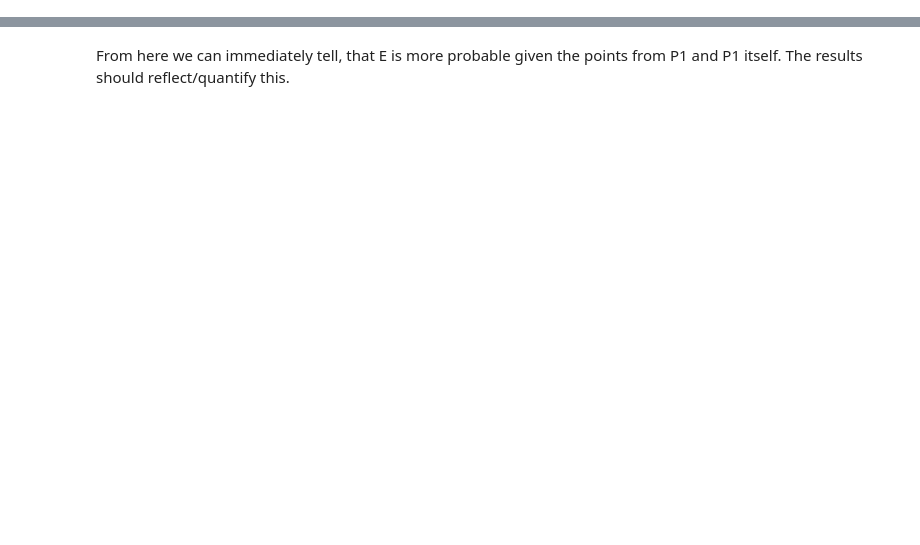
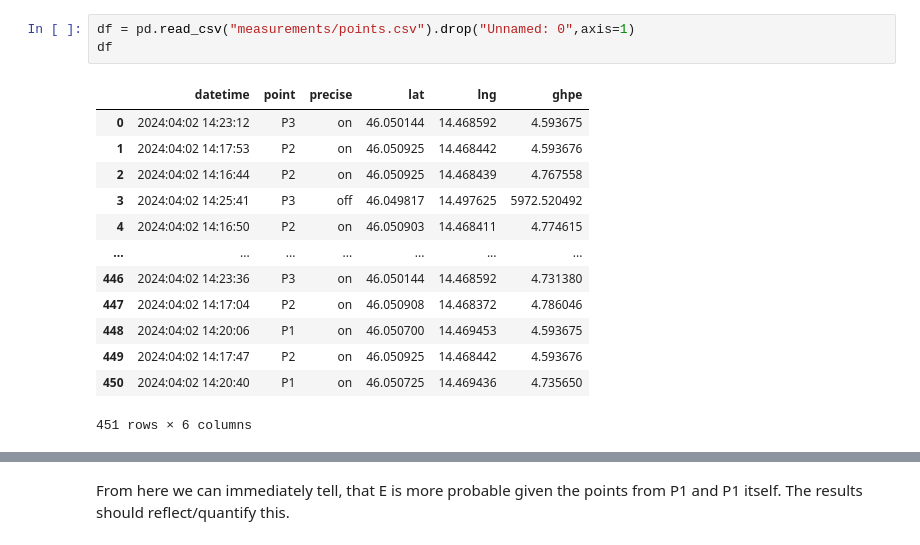
Before and after one commit to KlemenVovk/gps_evaluation, a Jupyter notebook: mainFRI.ipynb, the cells around one changed output, grey strips where cells are left out. Cells and saved outputs as stored; diff of their text form; blank space fills up the shorter version.

```diff
--- a/mainFRI.ipynb
+++ b/mainFRI.ipynb
@@ -0,0 +11,17 @@
+# %%
+df = pd.read_csv("measurements/points.csv").drop("Unnamed: 0",axis=1)
+df
+# %% [output]
+|  | datetime | point | precise | lat | lng | ghpe |
+| 0 | 2024:04:02 14:23:12 | P3 | on | 46.050144 | 14.468592 | 4.593675 |
+| 1 | 2024:04:02 14:17:53 | P2 | on | 46.050925 | 14.468442 | 4.593676 |
+| 2 | 2024:04:02 14:16:44 | P2 | on | 46.050925 | 14.468439 | 4.767558 |
+| 3 | 2024:04:02 14:25:41 | P3 | off | 46.049817 | 14.497625 | 5972.520492 |
+| 4 | 2024:04:02 14:16:50 | P2 | on | 46.050903 | 14.468411 | 4.774615 |
+| ... | ... | ... | ... | ... | ... | ... |
+| 446 | 2024:04:02 14:23:36 | P3 | on | 46.050144 | 14.468592 | 4.731380 |
+| 447 | 2024:04:02 14:17:04 | P2 | on | 46.050908 | 14.468372 | 4.786046 |
+| 448 | 2024:04:02 14:20:06 | P1 | on | 46.050700 | 14.469453 | 4.593675 |
+| 449 | 2024:04:02 14:17:47 | P2 | on | 46.050925 | 14.468442 | 4.593676 |
+| 450 | 2024:04:02 14:20:40 | P1 | on | 46.050725 | 14.469436 | 4.735650 |
+451 rows × 6 columns
```
Also changed, not shown: parts of 11 cells of this notebook, 5 other files.
